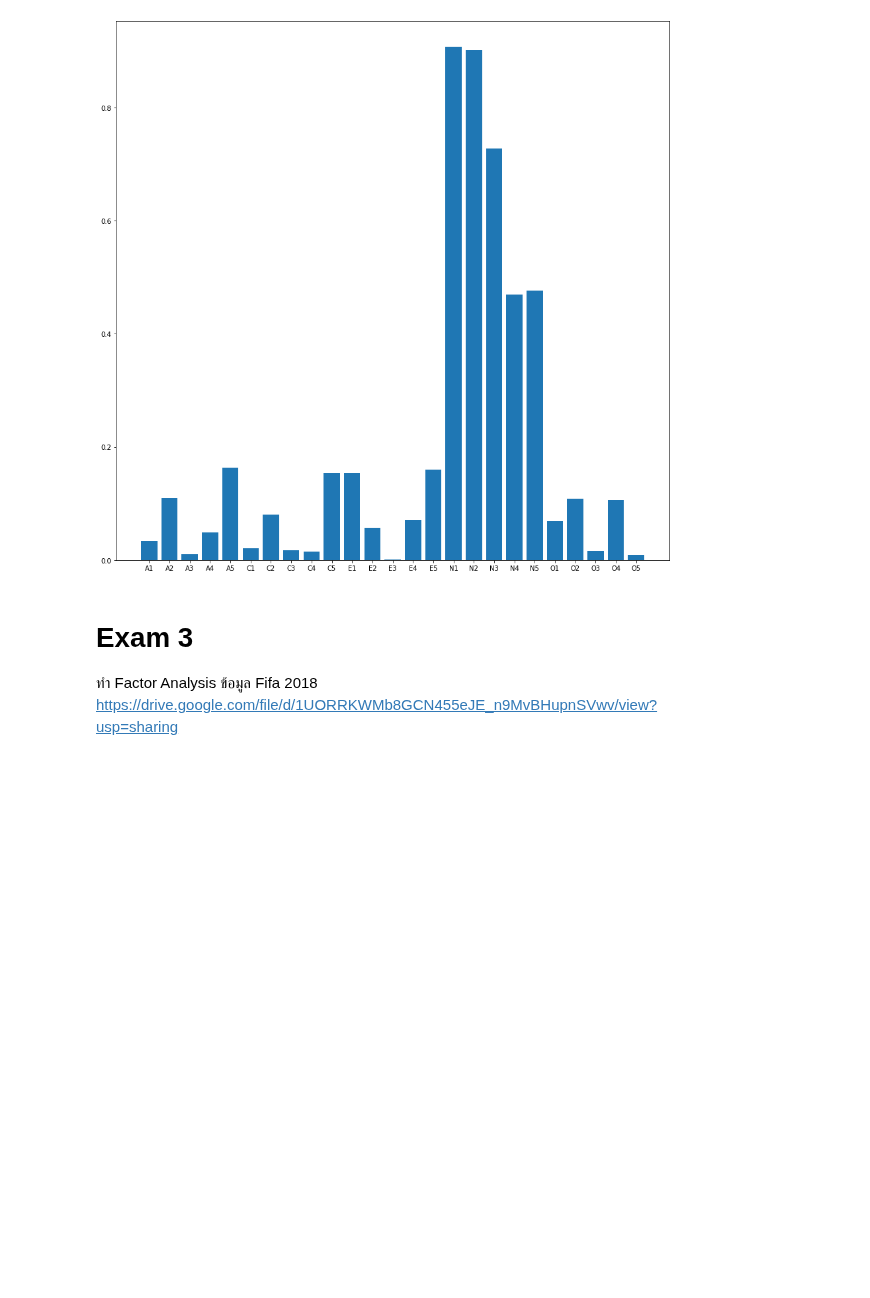
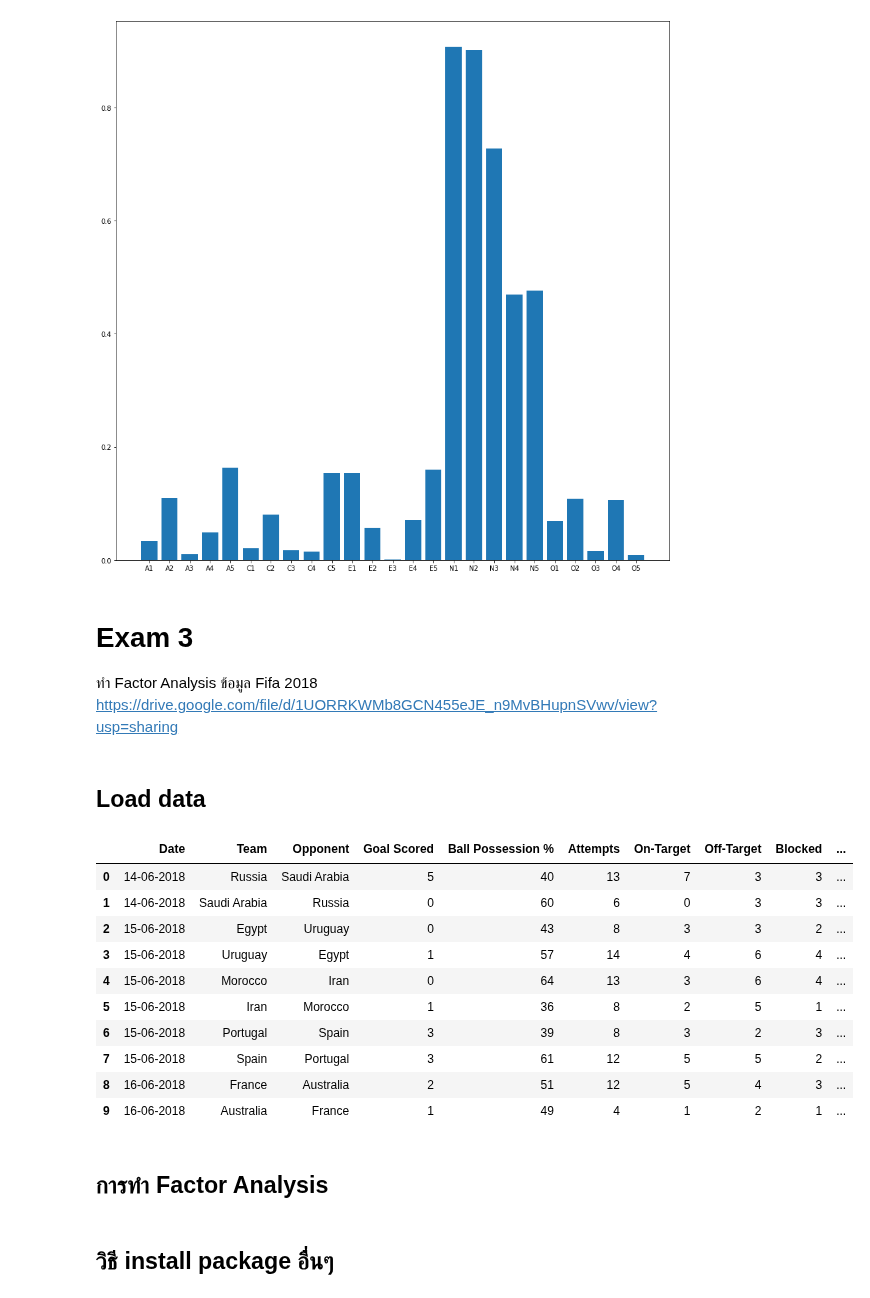
Before and after one commit to SupidchayaTangkidwanich/multivariate, a Jupyter notebook: Chapter_5_Factor_Analysis.ipynb, the cells around one changed output. Saved outputs shown, nothing was run; the diff lists cells and outputs as text; code cells hidden in the pictures; blank space fills up the shorter version.

```diff
--- a/Chapter_5_Factor_Analysis.ipynb
+++ b/Chapter_5_Factor_Analysis.ipynb
@@ -241,3 +241,5 @@ plt.bar(range(25),np.absolute(fa2.loadings_[:,0]),tick_label=['A1', 'A2', 'A3',
 # Exam 3
 ทำ Factor Analysis ข้อมูล Fifa 2018
 https://drive.google.com/file/d/1UORRKWMb8GCN455eJE_n9MvBHupnSVwv/view?usp=sharing
+# %% [markdown]
+## Load data
@@ -243,0 +248,19 @@ https://drive.google.com/file/d/1UORRKWMb8GCN455eJE_n9MvBHupnSVwv/view?usp=shari
+# %%
+FIFA_data = pd.read_csv('FIFA 2018 Statistics.csv') # โหลดdataเข้ามา
+FIFA_data.head(10)
+# %% [output]
+|  | Date | Team | Opponent | Goal Scored | Ball Possession % | Attempts | On-Target | Off-Target | Blocked | ... |
+| 0 | 14-06-2018 | Russia | Saudi Arabia | 5 | 40 | 13 | 7 | 3 | 3 | ... |
+| 1 | 14-06-2018 | Saudi Arabia | Russia | 0 | 60 | 6 | 0 | 3 | 3 | ... |
+| 2 | 15-06-2018 | Egypt | Uruguay | 0 | 43 | 8 | 3 | 3 | 2 | ... |
+| 3 | 15-06-2018 | Uruguay | Egypt | 1 | 57 | 14 | 4 | 6 | 4 | ... |
+| 4 | 15-06-2018 | Morocco | Iran | 0 | 64 | 13 | 3 | 6 | 4 | ... |
+| 5 | 15-06-2018 | Iran | Morocco | 1 | 36 | 8 | 2 | 5 | 1 | ... |
+| 6 | 15-06-2018 | Portugal | Spain | 3 | 39 | 8 | 3 | 2 | 3 | ... |
+| 7 | 15-06-2018 | Spain | Portugal | 3 | 61 | 12 | 5 | 5 | 2 | ... |
+| 8 | 16-06-2018 | France | Australia | 2 | 51 | 12 | 5 | 4 | 3 | ... |
+| 9 | 16-06-2018 | Australia | France | 1 | 49 | 4 | 1 | 2 | 1 | ... |
+# %% [markdown]
+## การทำ Factor Analysis
+# %% [markdown]
+## วิธี install package อื่นๆ
```
Also changed, not shown: parts of 4 cells of this notebook.
